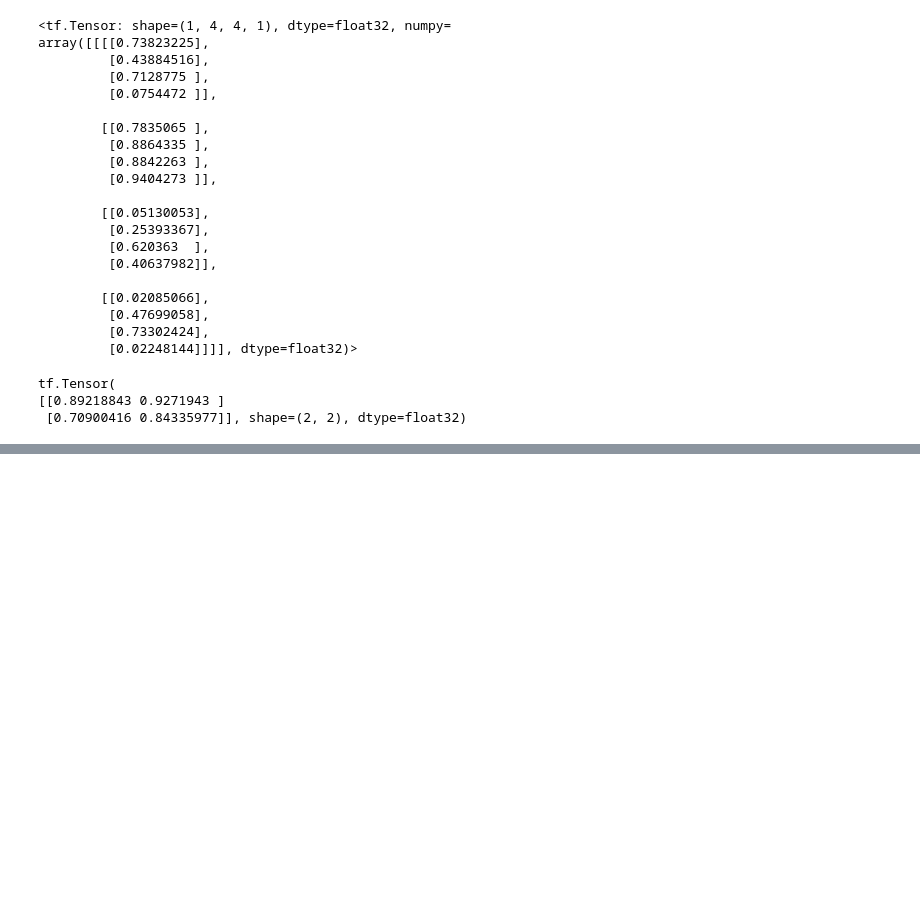
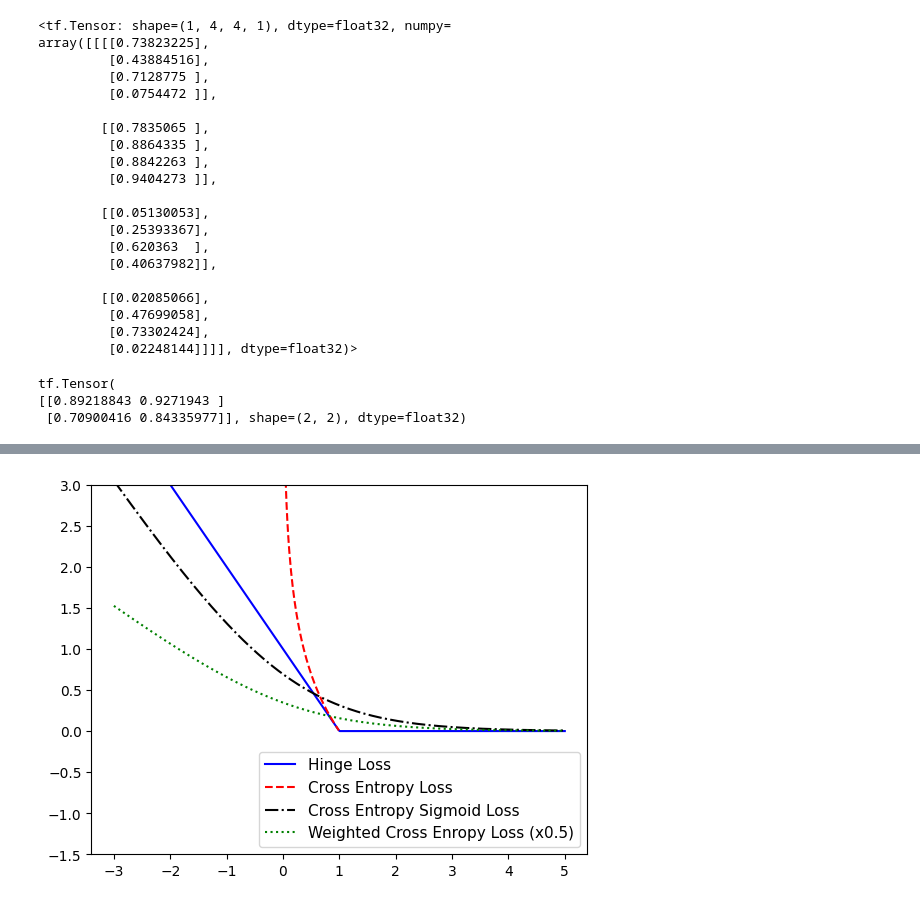
Before and after one commit to dangtrantrung/Build_Neural_Network_with_TensorFlow_TensorBoard.ipynb, a Jupyter notebook: Build_Neural_Network_with_TensorFlow_TensorBoard.ipynb, the cells around one changed output, grey strips where cells are left out. Cells and saved outputs as stored; diff of their text form; code cells hidden in the pictures; blank space fills up the shorter version.

```diff
--- a/Build_Neural_Network_with_TensorFlow_TensorBoard.ipynb
+++ b/Build_Neural_Network_with_TensorFlow_TensorBoard.ipynb
@@ -166,0 +228,16 @@ import matplotlib.pyplot as plt
+# %%
+# use matplotlib to plot the various classification loss functions:
+
+x_vals = tf.linspace(-3., 5., 500)
+target = tf.fill([500,], 1.)
+funcs = [(hinge, 'b-', 'Hinge Loss'),
+         (xentropy, 'r--', 'Cross Entropy Loss'),
+         (xentropy_sigmoid, 'k-.', 'Cross Entropy Sigmoid Loss'),
+         (xentropy_weighted, 'g:', 'Weighted Cross Enropy Loss (x0.5)')]
+for func, line_type, func_name in funcs:
+    plt.plot(x_vals, func(y_true=target, y_pred=x_vals), line_type, label=func_name)
+plt.ylim(-1.5, 3)
+plt.legend(loc='lower right', prop={'size': 11})
+plt.show()
+# %% [output]
+[figure, added]
```
Also changed, not shown: parts of 10 cells of this notebook.
